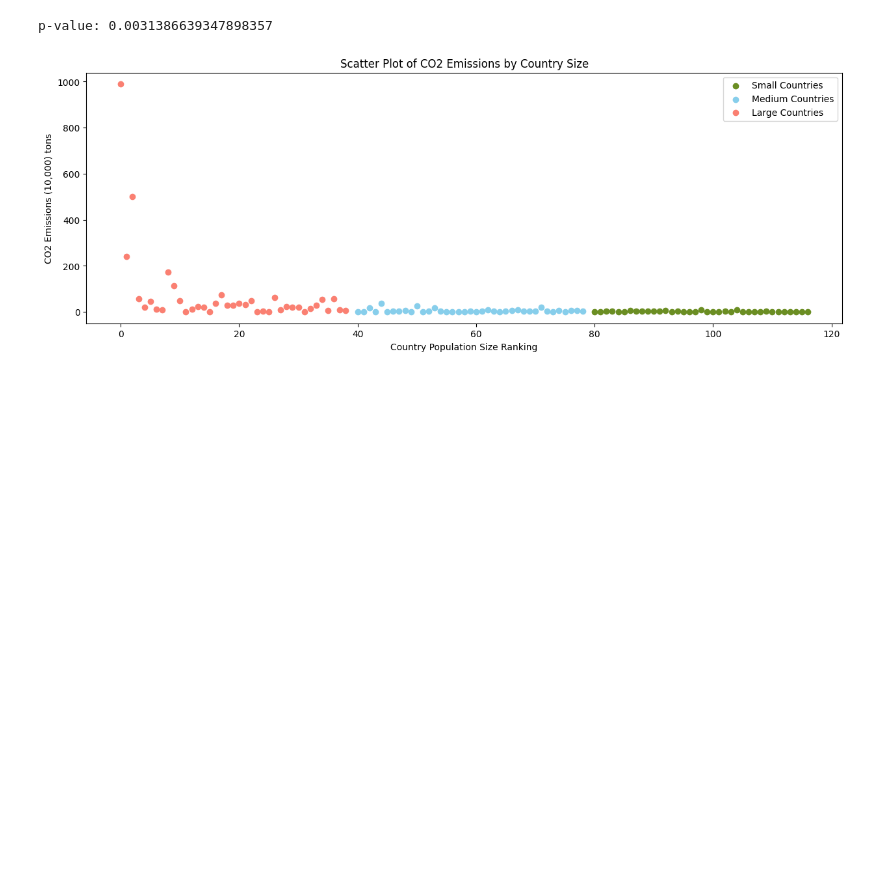
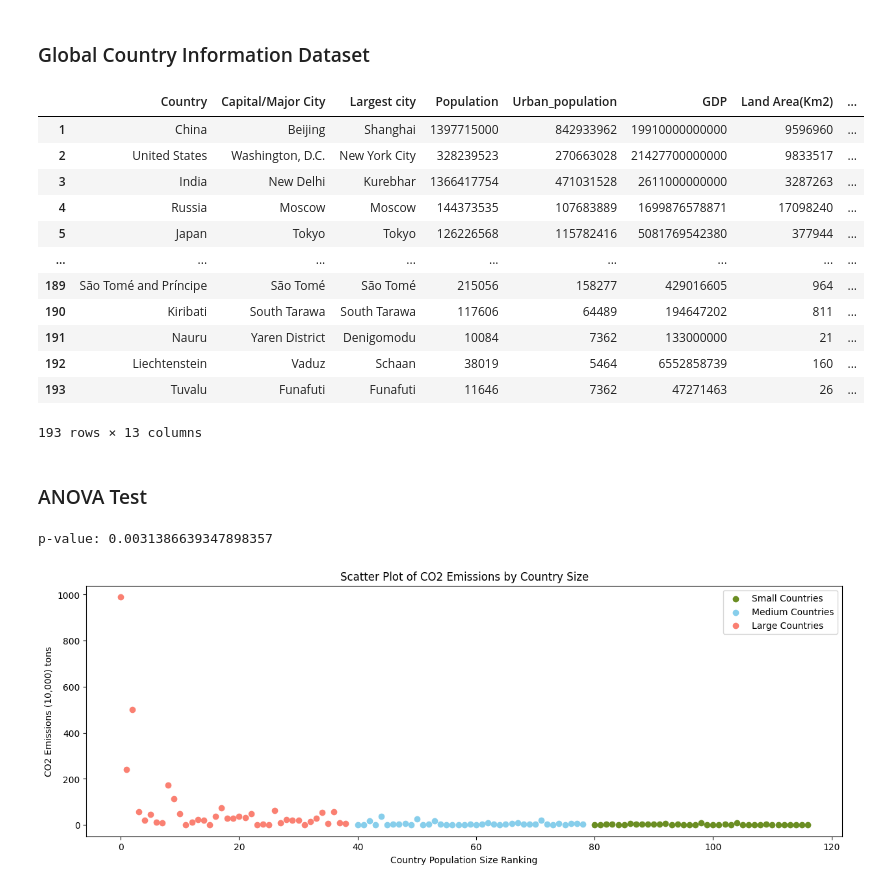
Before and after one commit to evannt/MotherNature, a Jupyter notebook: mother_nature.ipynb, the cells around one changed output. Saved outputs shown, nothing was run; the diff lists cells and outputs as text; code cells hidden in the pictures; blank space fills up the shorter version.

Commit message:
format the data preprocessing submission

```diff
--- a/mother_nature.ipynb
+++ b/mother_nature.ipynb
@@ -62,7 +76,8 @@ avg_temp_per_country_per_month = city_daily_temperature_df.groupby(['Country', '
+# %% [markdown]
+### Global Country Information Dataset
 # %%
 # Preprocessing Global Country Information
-# 2023 data
-pd.set_option('display.max_rows', None, 'display.max_columns', None, 'display.max_colwidth', None)
+# pd.set_option('display.max_rows', None, 'display.max_columns', None, 'display.max_colwidth', None)
 pd.options.mode.chained_assignment = None
 
 #---------------------DROPPING UNNECESSARY COLUMNS---------------------
@@ -95,8 +110,6 @@ global_country_info_df['GDP'] = global_country_info_df['GDP'].str.replace('$', '
 global_country_info_df['Agricultural Land( %)'] = pd.to_numeric(global_country_info_df['Agricultural Land( %)'].str.replace('%', ''), errors='coerce')
 global_country_info_df['Forested Area (%)'] = pd.to_numeric(global_country_info_df['Forested Area (%)'].str.replace('%', ''), errors='coerce')
 
-
-
 #---------------------FIXING MISSING CO2-EMMISIONS IN DATAFRAME---------------------
 def replace_missing_co2(df):
     for index, row in df[df['Co2-Emissions'].isna()].iterrows():
@@ -107,7 +120,6 @@ def replace_missing_co2(df):
         closest_row = closest_country.loc[combined_diff.idxmin()]
         df.at[index, 'Co2-Emissions'] = closest_row['Co2-Emissions']
     return df
-
 
 #---------------------FIXING MISSING BIRTH RATES IN DATAFRAME---------------------
 def replace_missing_birth_rate(df):
@@ -172,34 +184,48 @@ def replace_missing_land(df):
         df.at[index, 'Forested Area (%)'] = closest_row['Forested Area (%)']
     return df
 
 #---------------------FIXING PERCENTAGES IN DATAFRAME---------------------
 def correct_land_percentages(global_country_info_df):
     rows_to_replace = global_country_info_df[(global_country_info_df['Agricultural Land( %)'] + global_country_info_df['Forested Area (%)']) > 100]
     for index, row in rows_to_replace.iterrows():
         closest_country = global_country_info_df.loc[(global_country_info_df['Agricultural Land( %)'].notna()) & (global_country_info_df['Forested Area (%)'].notna()) & (global_country_info_df.index != index) & ((global_country_info_df['Agricultural Land( %)'] + global_country_info_df['Forested Area (%)']) <= 100)]
         population_diff = abs(closest_country['Population'] - row['Population'])
         land_diff = abs((closest_country['Agricultural Land( %)'] + closest_country['Forested Area (%)']) - 100)
         combined_diff = population_diff + land_diff
         closest_row = closest_country.loc[combined_diff.idxmin()]
         global_country_info_df.at[index, 'Agricultural Land( %)'] = closest_row['Agricultural Land( %)']
         global_country_info_df.at[index, 'Forested Area (%)'] = closest_row['Forested Area (%)']
     return global_country_info_df
 
 global_country_info_df = replace_missing_co2(global_country_info_df)
 global_country_info_df = replace_missing_birth_rate(global_country_info_df)
 global_country_info_df = replace_missing_urban(global_country_info_df)
 global_country_info_df = replace_missing_life_expectancy(global_country_info_df)
 global_country_info_df = replace_missing_infant_mortality(global_country_info_df)
 global_country_info_df = replace_missing_land(global_country_info_df)
 global_country_info_df = correct_land_percentages(global_country_info_df)
 global_country_info_df['Land Area(Km2)'] = global_country_info_df['Land Area(Km2)'].str.replace(',', '', regex=False).astype(int)
 global_country_info_df['Co2-Emissions'] = global_country_info_df['Co2-Emissions'].str.replace(',', '', regex=False).astype(int)
 global_country_info_df['Urban_population'] = global_country_info_df["Urban_population"].astype(int)
 global_country_info_df = global_country_info_df.sort_values(by='Co2-Emissions', ascending=False)
 global_country_info_df = global_country_info_df[['Country','Capital/Major City','Largest city','Population','Urban_population','GDP','Land Area(Km2)','Agricultural Land( %)','Forested Area (%)','Birth Rate','Infant mortality','Life expectancy','Co2-Emissions']]
 global_country_info_df = global_country_info_df.reset_index(drop=True)
 global_country_info_df.index = range(1, len(global_country_info_df) + 1)
-#global_country_info_df
+global_country_info_df
+# %% [output]
+|  | Country | Capital/Major City | Largest city | Population | Urban_population | GDP | Land Area(Km2) | ... |
+| 1 | China | Beijing | Shanghai | 1397715000 | 842933962 | 19910000000000 | 9596960 | ... |
+| 2 | United States | Washington, D.C. | New York City | 328239523 | 270663028 | 21427700000000 | 9833517 | ... |
+| 3 | India | New Delhi | Kurebhar | 1366417754 | 471031528 | 2611000000000 | 3287263 | ... |
+| 4 | Russia | Moscow | Moscow | 144373535 | 107683889 | 1699876578871 | 17098240 | ... |
+| 5 | Japan | Tokyo | Tokyo | 126226568 | 115782416 | 5081769542380 | 377944 | ... |
+| ... | ... | ... | ... | ... | ... | ... | ... | ... |
+| 189 | São Tomé and Príncipe | São Tomé | São Tomé | 215056 | 158277 | 429016605 | 964 | ... |
+| 190 | Kiribati | South Tarawa | South Tarawa | 117606 | 64489 | 194647202 | 811 | ... |
+| 191 | Nauru | Yaren District | Denigomodu | 10084 | 7362 | 133000000 | 21 | ... |
+| 192 | Liechtenstein | Vaduz | Schaan | 38019 | 5464 | 6552858739 | 160 | ... |
+| 193 | Tuvalu | Funafuti | Funafuti | 11646 | 7362 | 47271463 | 26 | ... |
+193 rows × 13 columns
 # %%
 # Combining the yearly average temperatures by country with the global country information
 combined_yearly_df = pd.merge(global_country_info_df, avg_temp_per_country_per_year, on='Country')
@@ -221,5 +247,7 @@ month_dict = {
 }
 combined_monthly_df = pd.merge(global_country_info_df, avg_temp_per_country_per_month, on='Country')
 combined_monthly_df['Month'] = combined_monthly_df['Month'].replace(month_dict)
+# %% [markdown]
+### ANOVA Test
 # %%
 # ANOVA: Country size (small, medium, and large) vs Co2 emissions
```
Also changed, not shown: parts of 10 cells of this notebook.
